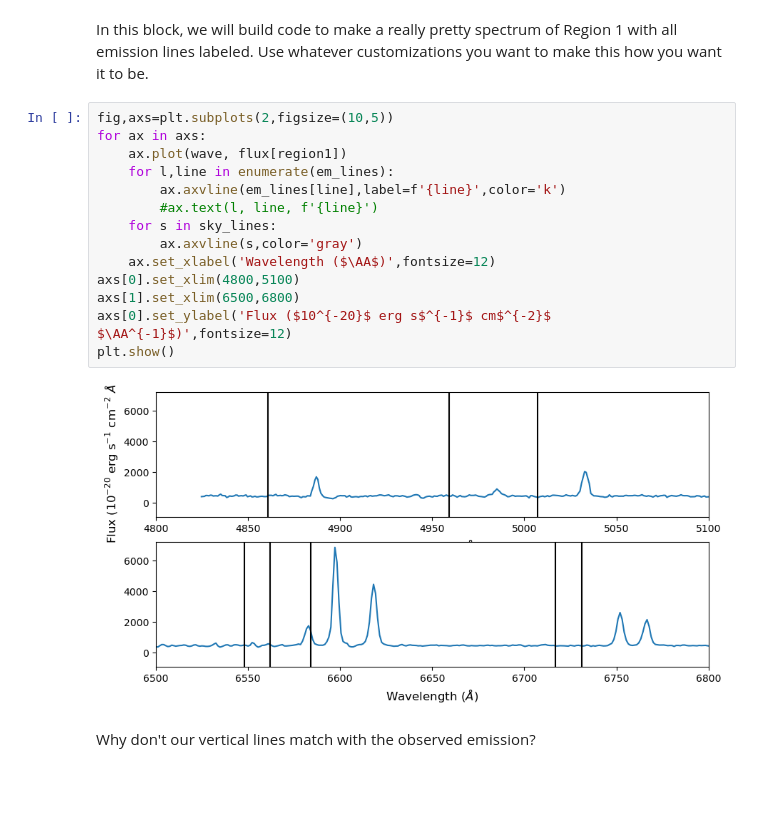
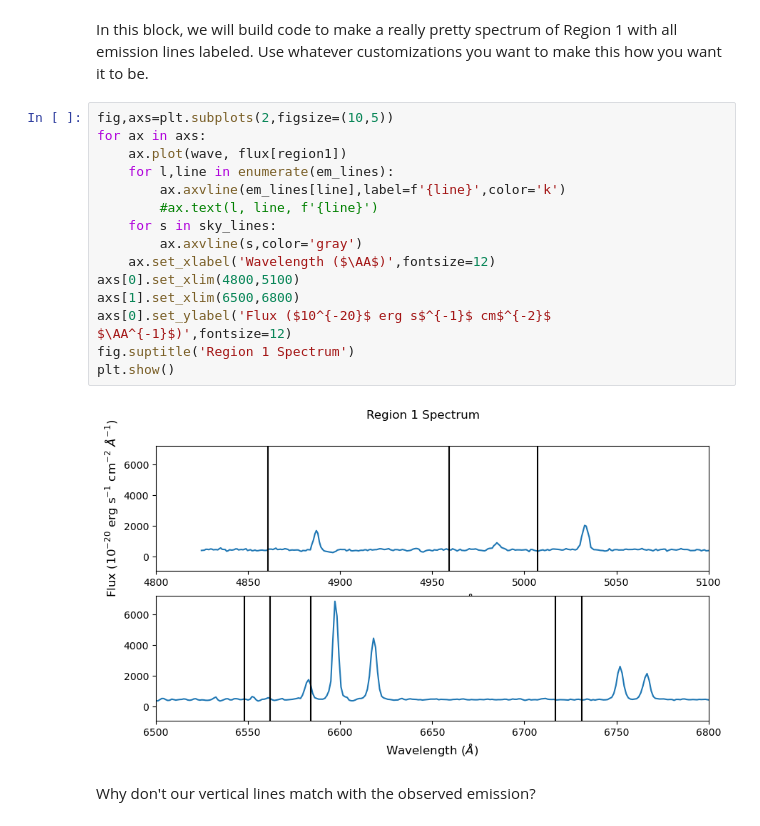
Before and after one commit to myasmedley/HII-Regions-in-NGC-253---Polaris-2026, a Jupyter notebook: PlottingEmissionLines.ipynb, the cells around one changed output. Drawn from its saved outputs; the diff is of its cells as text; blank space fills up the shorter version.

Commit message:
fixed small errors in plot display

```diff
--- a/PlottingEmissionLines.ipynb
+++ b/PlottingEmissionLines.ipynb
@@ -127,19 +127,20 @@ In this block, we will build code to make a really pretty spectrum of Region 1 w
 # %%
 fig,axs=plt.subplots(2,figsize=(10,5))
 for ax in axs:
     ax.plot(wave, flux[region1])
     for l,line in enumerate(em_lines):
         ax.axvline(em_lines[line],label=f'{line}',color='k')
         #ax.text(l, line, f'{line}')
     for s in sky_lines:
         ax.axvline(s,color='gray')
     ax.set_xlabel('Wavelength ($\AA$)',fontsize=12)
 axs[0].set_xlim(4800,5100)
 axs[1].set_xlim(6500,6800)
 axs[0].set_ylabel('Flux ($10^{-20}$ erg s$^{-1}$ cm$^{-2}$ $\AA^{-1}$)',fontsize=12)
+fig.suptitle('Region 1 Spectrum')
 plt.show()
 # %% [output]
-[figure, old version]
+[figure, new version]
 # %% [markdown]
 Why don't our vertical lines match with the observed emission?
 # %% [markdown]
```
Also changed, not shown: parts of 3 cells of this notebook, 2 other files.
